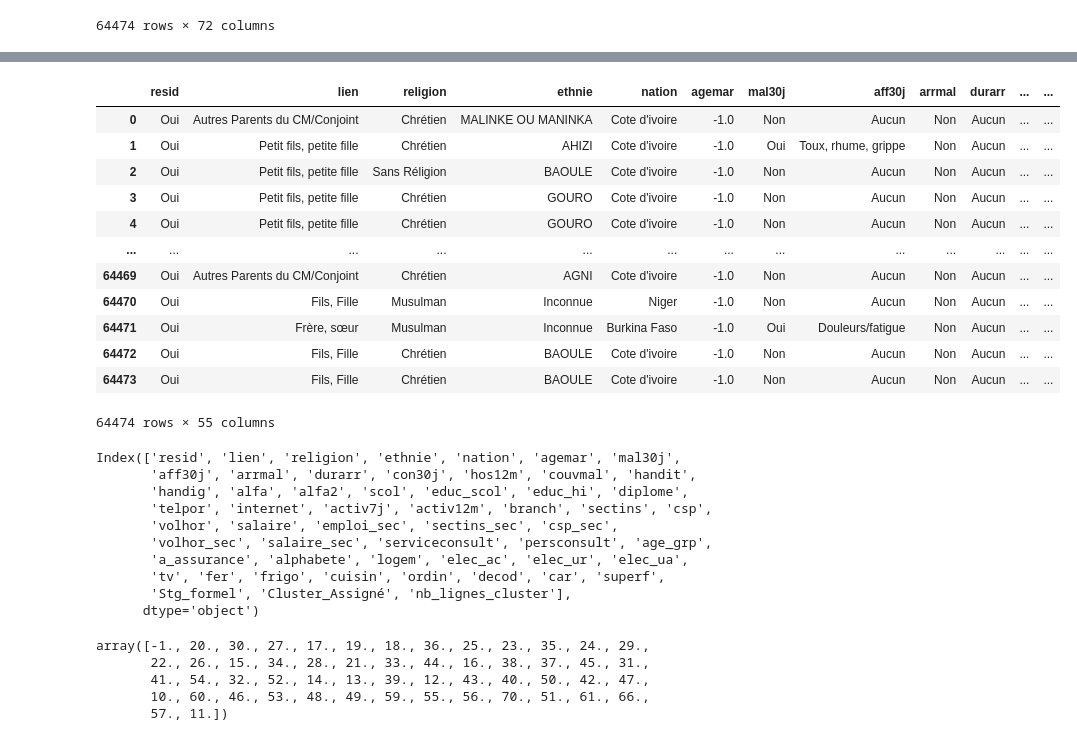
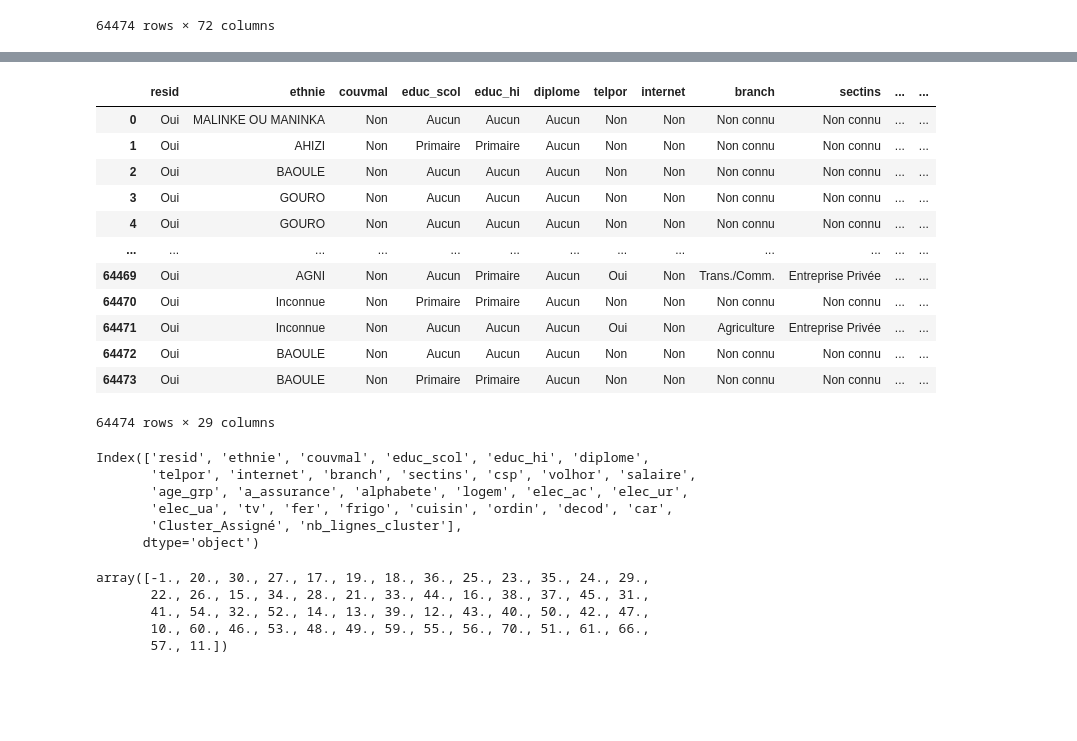
Before and after one commit to Didi17ane/Datas_Exploration, a Jupyter notebook: SCORING/decisiontree.ipynb, the cells around one changed output, grey strips where cells are left out. Saved outputs shown, nothing was run; the diff lists cells and outputs as text; code cells hidden in the pictures; blank space fills up the shorter version.

```diff
--- a/SCORING/decisiontree.ipynb
+++ b/SCORING/decisiontree.ipynb
@@ -635,37 +635,35 @@ Data columns (total 72 columns):
 dtypes: float64(10), int64(11), object(51)
 memory usage: 35.4+ MB
 # %%
-df_anstat_sort = df_anstat_sort.drop(columns=['agro_zone', 'region_name', 'department', 'city', 'milieu_resid',
-       'hhweight', 'sex', 'age_num', 'marital_status', 'bancarise', 'salaire_mois', 'salaire_sec_mois', 'rev_total_mois', 'log_revenu',
-       'sans_revenu', 'volhor_manquant',
-       'salaire_mois_manquant'], axis=1)
+df_anstat_sort = df_anstat_sort.drop(columns=['agro_zone', 'region_name', 'department', 'city', 'milieu_resid', 'lien',
+       'hhweight', 'religion', 'sex', 'age_num', 'marital_status', 'bancarise', 'salaire_mois', 'salaire_sec_mois', 'rev_total_mois', 'log_revenu',
+       'sans_revenu', 'volhor_manquant', 'nation', 'agemar', 'mal30j', 'aff30j', 'arrmal', 'serviceconsult', 'persconsult',
+       'durarr', 'con30j', 'hos12m', 'handit', 'handig', 'alfa', 'alfa2', 'activ7j', 'activ12m', 'emploi_sec', 'sectins_sec', 'csp_sec', 'volhor_sec',
+       'salaire_sec', 'salaire_mois_manquant', 'Stg_formel', 'superf', 'scol'], axis=1)
+
 df_anstat_sort
 # %% [output]
-|  | resid | lien | religion | ethnie | nation | agemar | mal30j | aff30j | arrmal | durarr | ... | ... |
-| 0 | Oui | Autres Parents du CM/Conjoint | Chrétien | MALINKE OU MANINKA | Cote d'ivoire | -1.0 | Non | Aucun | Non | Aucun | ... | ... |
-| 1 | Oui | Petit fils, petite fille | Chrétien | AHIZI | Cote d'ivoire | -1.0 | Oui | Toux, rhume, grippe | Non | Aucun | ... | ... |
-| 2 | Oui | Petit fils, petite fille | Sans Réligion | BAOULE | Cote d'ivoire | -1.0 | Non | Aucun | Non | Aucun | ... | ... |
-| 3 | Oui | Petit fils, petite fille | Chrétien | GOURO | Cote d'ivoire | -1.0 | Non | Aucun | Non | Aucun | ... | ... |
-| 4 | Oui | Petit fils, petite fille | Chrétien | GOURO | Cote d'ivoire | -1.0 | Non | Aucun | Non | Aucun | ... | ... |
+|  | resid | ethnie | couvmal | educ_scol | educ_hi | diplome | telpor | internet | branch | sectins | ... | ... |
+| 0 | Oui | MALINKE OU MANINKA | Non | Aucun | Aucun | Aucun | Non | Non | Non connu | Non connu | ... | ... |
+| 1 | Oui | AHIZI | Non | Primaire | Primaire | Aucun | Non | Non | Non connu | Non connu | ... | ... |
+| 2 | Oui | BAOULE | Non | Aucun | Aucun | Aucun | Non | Non | Non connu | Non connu | ... | ... |
+| 3 | Oui | GOURO | Non | Aucun | Aucun | Aucun | Non | Non | Non connu | Non connu | ... | ... |
+| 4 | Oui | GOURO | Non | Aucun | Aucun | Aucun | Non | Non | Non connu | Non connu | ... | ... |
 | ... | ... | ... | ... | ... | ... | ... | ... | ... | ... | ... | ... | ... |
-| 64469 | Oui | Autres Parents du CM/Conjoint | Chrétien | AGNI | Cote d'ivoire | -1.0 | Non | Aucun | Non | Aucun | ... | ... |
-| 64470 | Oui | Fils, Fille | Musulman | Inconnue | Niger | -1.0 | Non | Aucun | Non | Aucun | ... | ... |
-| 64471 | Oui | Frère, sœur | Musulman | Inconnue | Burkina Faso | -1.0 | Oui | Douleurs/fatigue | Non | Aucun | ... | ... |
-| 64472 | Oui | Fils, Fille | Chrétien | BAOULE | Cote d'ivoire | -1.0 | Non | Aucun | Non | Aucun | ... | ... |
-| 64473 | Oui | Fils, Fille | Chrétien | BAOULE | Cote d'ivoire | -1.0 | Non | Aucun | Non | Aucun | ... | ... |
+| 64469 | Oui | AGNI | Non | Aucun | Primaire | Aucun | Oui | Non | Trans./Comm. | Entreprise Privée | ... | ... |
+| 64470 | Oui | Inconnue | Non | Primaire | Primaire | Aucun | Non | Non | Non connu | Non connu | ... | ... |
+| 64471 | Oui | Inconnue | Non | Aucun | Aucun | Aucun | Oui | Non | Agriculture | Entreprise Privée | ... | ... |
+| 64472 | Oui | BAOULE | Non | Aucun | Aucun | Aucun | Non | Non | Non connu | Non connu | ... | ... |
+| 64473 | Oui | BAOULE | Non | Primaire | Primaire | Aucun | Non | Non | Non connu | Non connu | ... | ... |
-64474 rows × 55 columns
+64474 rows × 29 columns
 # %%
 df_anstat_sort.columns.unique()
 # %% [output]
-Index(['resid', 'lien', 'religion', 'ethnie', 'nation', 'agemar', 'mal30j',
-       'aff30j', 'arrmal', 'durarr', 'con30j', 'hos12m', 'couvmal', 'handit',
-       'handig', 'alfa', 'alfa2', 'scol', 'educ_scol', 'educ_hi', 'diplome',
-       'telpor', 'internet', 'activ7j', 'activ12m', 'branch', 'sectins', 'csp',
-       'volhor', 'salaire', 'emploi_sec', 'sectins_sec', 'csp_sec',
-       'volhor_sec', 'salaire_sec', 'serviceconsult', 'persconsult', 'age_grp',
-       'a_assurance', 'alphabete', 'logem', 'elec_ac', 'elec_ur', 'elec_ua',
-       'tv', 'fer', 'frigo', 'cuisin', 'ordin', 'decod', 'car', 'superf',
-       'Stg_formel', 'Cluster_Assigné', 'nb_lignes_cluster'],
+Index(['resid', 'ethnie', 'couvmal', 'educ_scol', 'educ_hi', 'diplome',
+       'telpor', 'internet', 'branch', 'sectins', 'csp', 'volhor', 'salaire',
+       'age_grp', 'a_assurance', 'alphabete', 'logem', 'elec_ac', 'elec_ur',
+       'elec_ua', 'tv', 'fer', 'frigo', 'cuisin', 'ordin', 'decod', 'car',
+       'Cluster_Assigné', 'nb_lignes_cluster'],
       dtype='object')
 # %%
 df_anstat_sort["agemar"].unique()
```
Also changed, not shown: parts of 10 cells of this notebook, 3 other files.
